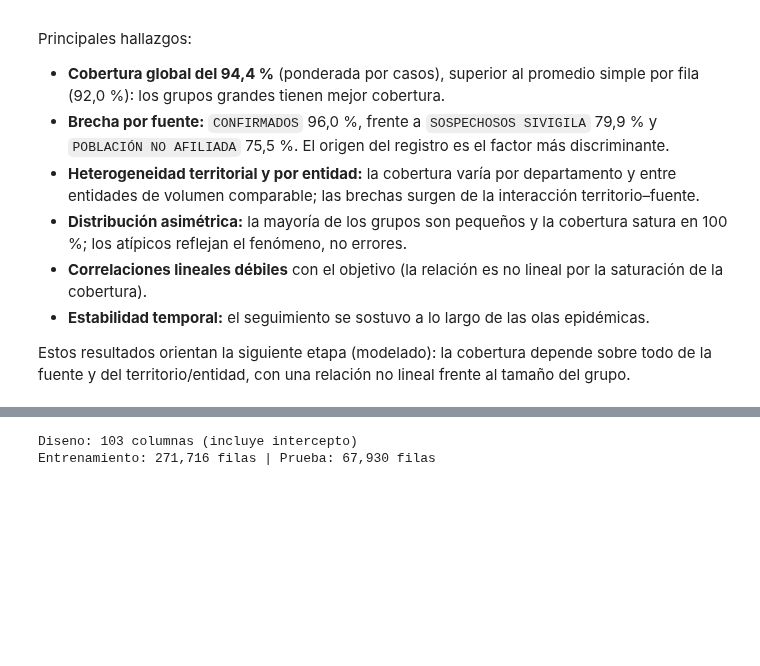
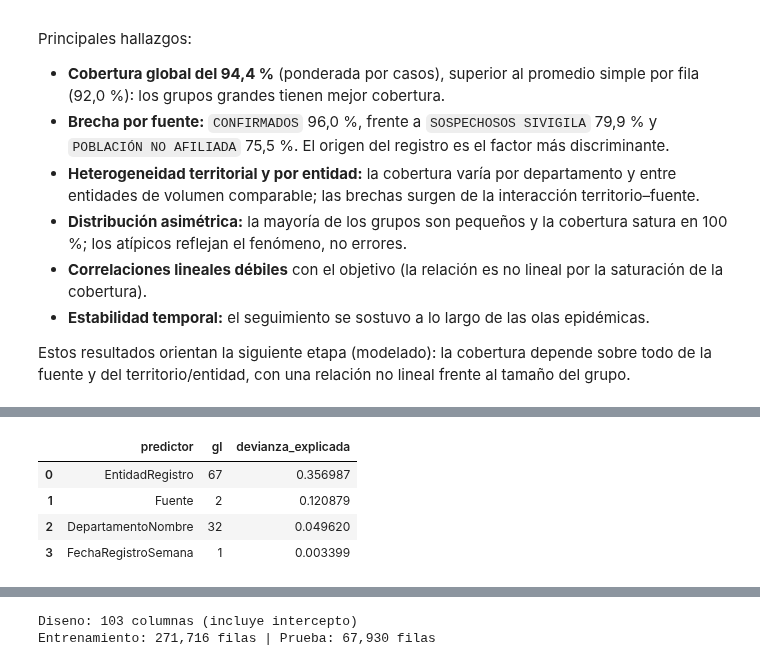
Before and after one commit to JabesMonroy/Proyecto_Esp-Fund-Datos_PRASS_Seg.COVID19, a Jupyter notebook: Proyecto_PRASS_Seguimiento_COVID19.ipynb, the cells around one changed output, grey strips where cells are left out. Cells and saved outputs as stored; diff of their text form; code cells hidden in the pictures; blank space fills up the shorter version.

```diff
--- a/Proyecto_PRASS_Seguimiento_COVID19.ipynb
+++ b/Proyecto_PRASS_Seguimiento_COVID19.ipynb
@@ -782,0 +887,9 @@ Estos resultados orientan la siguiente etapa (modelado): la cobertura depende so
+# %%
+peso = utils.peso_devianza_predictores(df_prep)
+peso
+# %% [output]
+|  | predictor | gl | devianza_explicada |
+| 0 | EntidadRegistro | 67 | 0.356987 |
+| 1 | Fuente | 2 | 0.120879 |
+| 2 | DepartamentoNombre | 32 | 0.049620 |
+| 3 | FechaRegistroSemana | 1 | 0.003399 |
```
Also changed, not shown: parts of 37 cells of this notebook, 5 other files.
